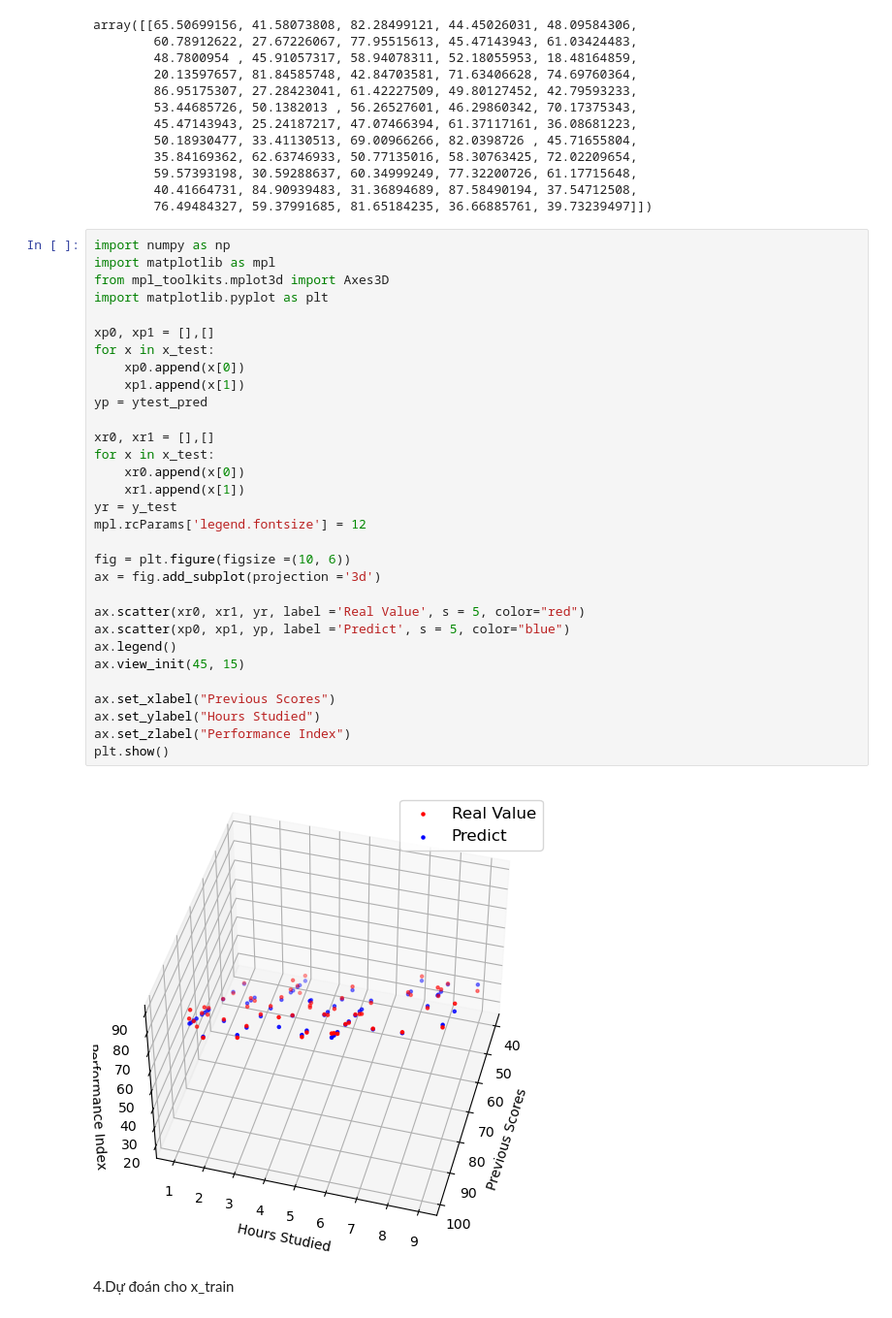
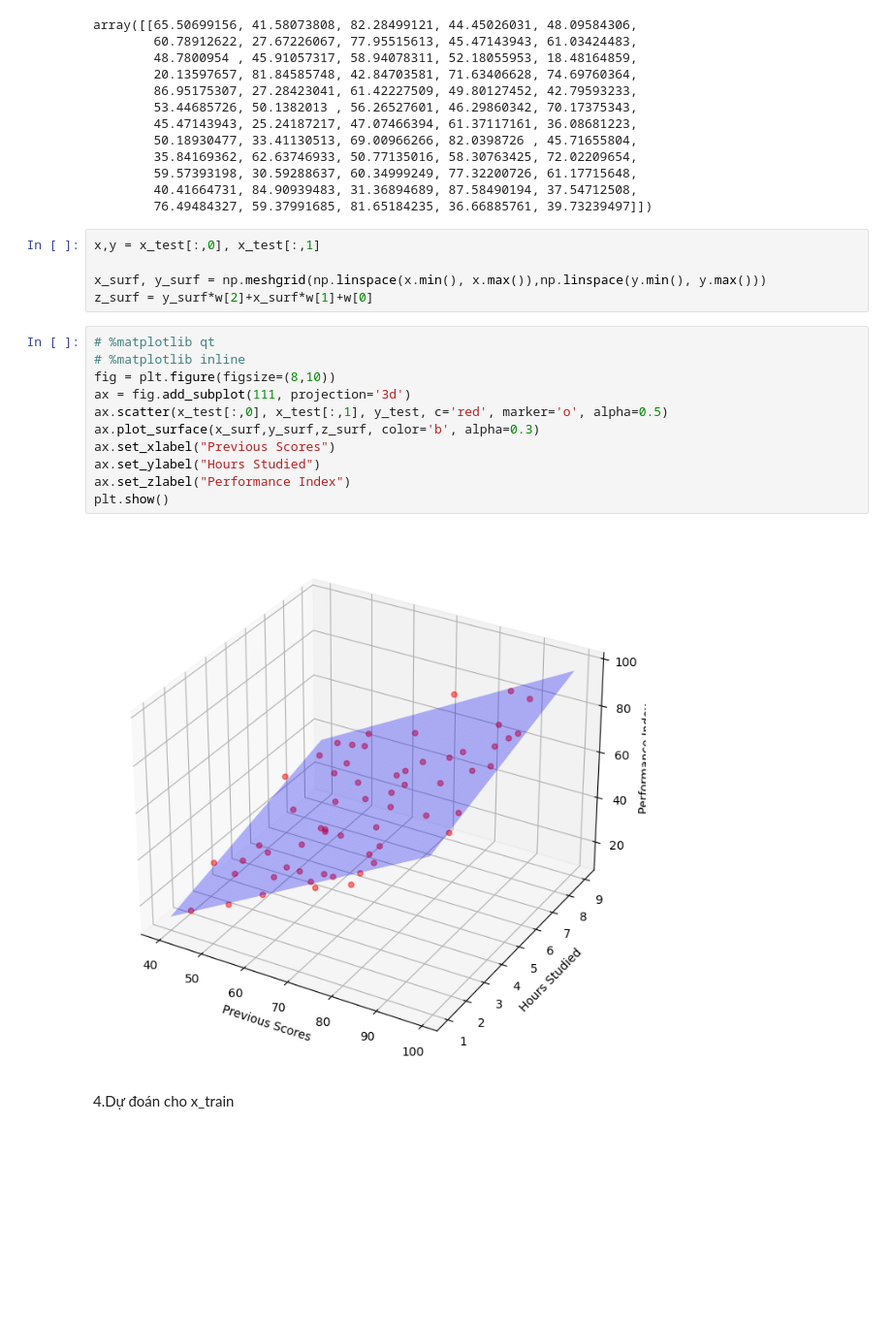
Before and after one commit to fmt133/MAI, a Jupyter notebook: MAI GROUP4.ipynb, the cells around one changed output. Shown at 97% size. Saved outputs shown, nothing was run; the diff lists cells and outputs as text; blank space fills up the shorter version.

```diff
--- a/MAI GROUP4.ipynb
+++ b/MAI GROUP4.ipynb
@@ -206,39 +206,24 @@ array([[65.50699156, 41.58073808, 82.28499121, 44.45026031, 48.09584306,
         59.57393198, 30.59288637, 60.34999249, 77.32200726, 61.17715648,
         40.41664731, 84.90939483, 31.36894689, 87.58490194, 37.54712508,
         76.49484327, 59.37991685, 81.65184235, 36.66885761, 39.73239497]])
-# %%
-import numpy as np
-import matplotlib as mpl
-from mpl_toolkits.mplot3d import Axes3D
-import matplotlib.pyplot as plt
-
-xp0, xp1 = [],[]
-for x in x_test:
-    xp0.append(x[0])
-    xp1.append(x[1])
-yp = ytest_pred
-
-xr0, xr1 = [],[]
-for x in x_test:
-    xr0.append(x[0])
-    xr1.append(x[1])
-yr = y_test
-mpl.rcParams['legend.fontsize'] = 12
-
-fig = plt.figure(figsize =(10, 6))
-ax = fig.add_subplot(projection ='3d')
-
-ax.scatter(xr0, xr1, yr, label ='Real Value', s = 5, color="red")
-ax.scatter(xp0, xp1, yp, label ='Predict', s = 5, color="blue")
-ax.legend()
-ax.view_init(45, 15)
-
-ax.set_xlabel("Previous Scores")
-ax.set_ylabel("Hours Studied")
-ax.set_zlabel("Performance Index")
-plt.show()
-# %% [output]
-[figure, removed]
+# %%
+x,y = x_test[:,0], x_test[:,1]
+
+x_surf, y_surf = np.meshgrid(np.linspace(x.min(), x.max()),np.linspace(y.min(), y.max()))
+z_surf = y_surf*w[2]+x_surf*w[1]+w[0]
+# %%
+# %matplotlib qt
+# %matplotlib inline
+fig = plt.figure(figsize=(8,10))
+ax = fig.add_subplot(111, projection='3d')
+ax.scatter(x_test[:,0], x_test[:,1], y_test, c='red', marker='o', alpha=0.5)
+ax.plot_surface(x_surf,y_surf,z_surf, color='b', alpha=0.3)
+ax.set_xlabel("Previous Scores")
+ax.set_ylabel("Hours Studied")
+ax.set_zlabel("Performance Index")
+plt.show()
+# %% [output]
+[figure, added]
 # %% [markdown]
 4.Dự đoán cho x_train
 # %%
```
Also changed, not shown: parts of 3 cells of this notebook.
